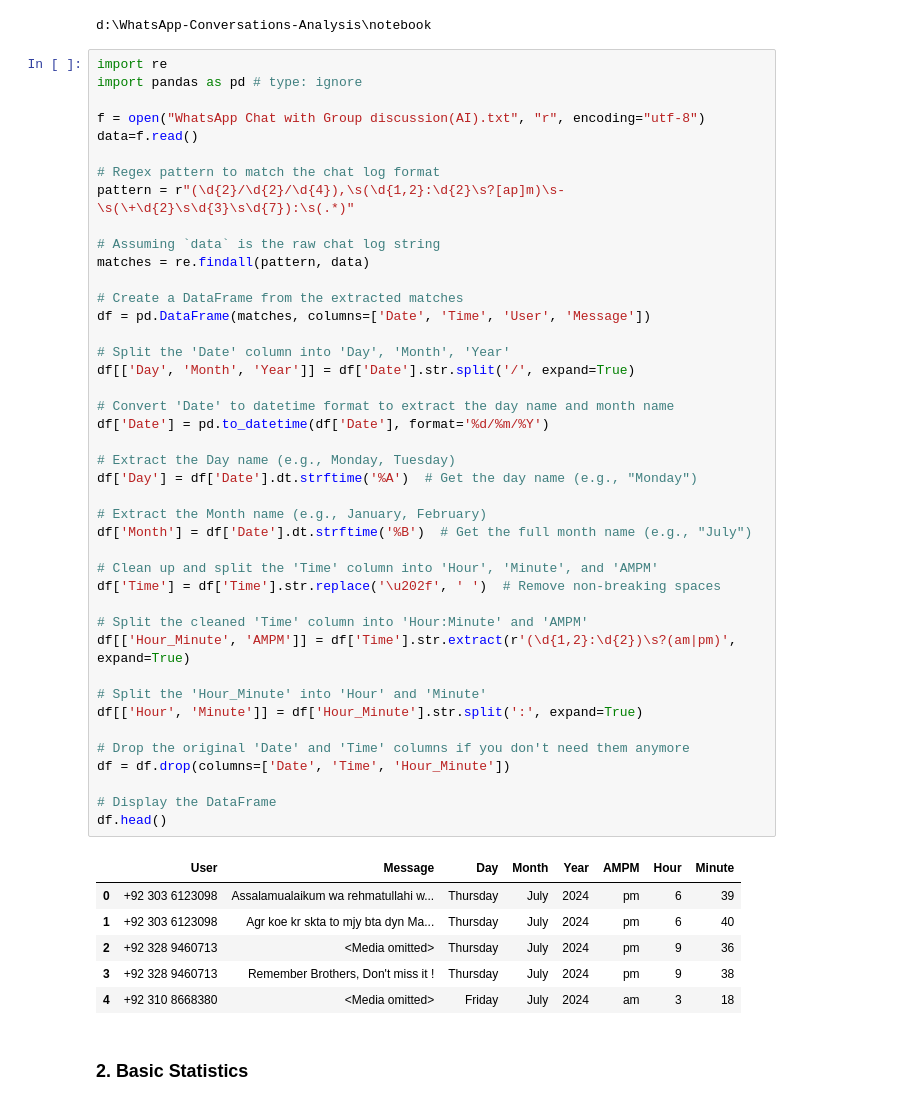
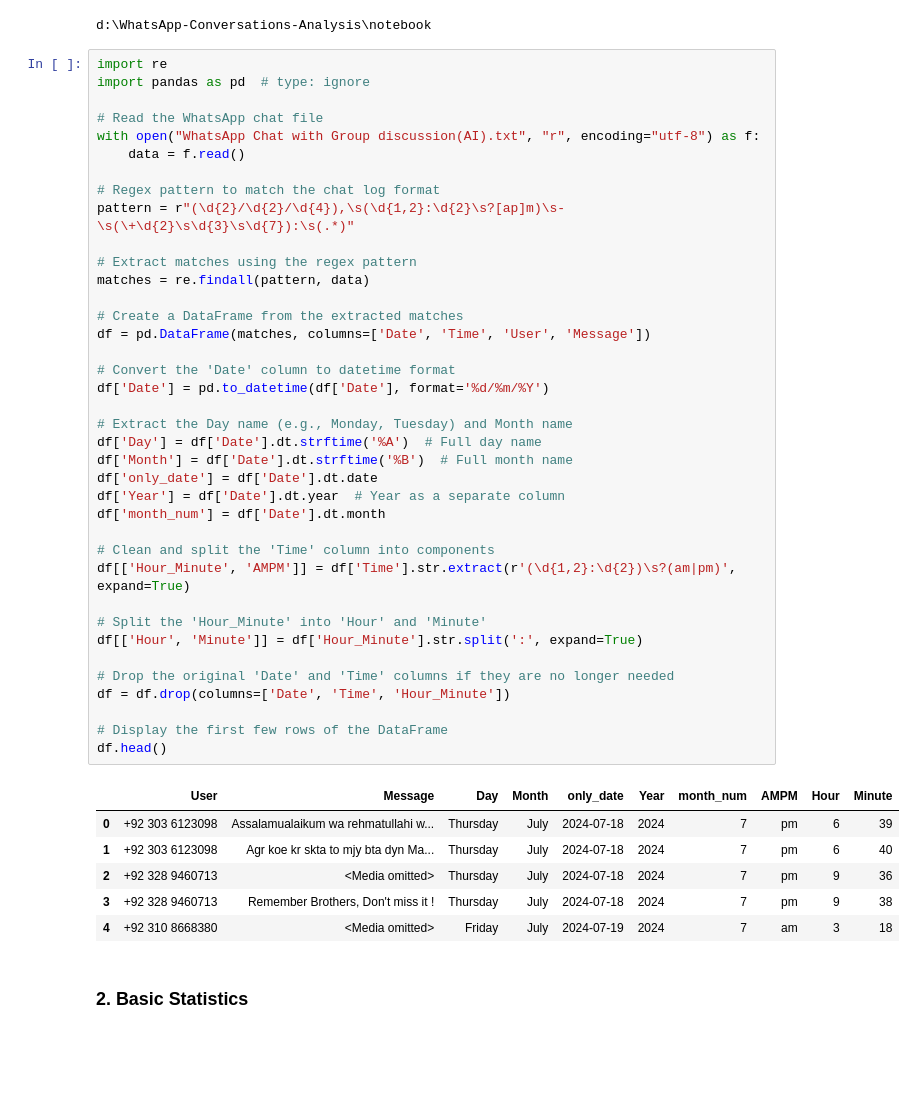
Before and after one commit to SURESHBEEKHANI/WhatsApp-Conversations-Analysis, a Jupyter notebook: notebook/Experiments.ipynb, the cells around one changed output. Drawn from its saved outputs; the diff is of its cells as text; blank space fills up the shorter version.

```diff
--- a/notebook/Experiments.ipynb
+++ b/notebook/Experiments.ipynb
@@ -17,53 +17,49 @@ print(os.getcwd())  # Prints the current working directory
 d:\WhatsApp-Conversations-Analysis\notebook
 # %%
 import re
-import pandas as pd # type: ignore
+import pandas as pd  # type: ignore
 
-f = open("WhatsApp Chat with Group discussion(AI).txt", "r", encoding="utf-8")
-data=f.read()
+# Read the WhatsApp chat file
+with open("WhatsApp Chat with Group discussion(AI).txt", "r", encoding="utf-8") as f:
+    data = f.read()
 
 # Regex pattern to match the chat log format
 pattern = r"(\d{2}/\d{2}/\d{4}),\s(\d{1,2}:\d{2}\s?[ap]m)\s-\s(\+\d{2}\s\d{3}\s\d{7}):\s(.*)"
 
-# Assuming `data` is the raw chat log string
+# Extract matches using the regex pattern
 matches = re.findall(pattern, data)
 
 # Create a DataFrame from the extracted matches
 df = pd.DataFrame(matches, columns=['Date', 'Time', 'User', 'Message'])
 
-# Split the 'Date' column into 'Day', 'Month', 'Year'
-df[['Day', 'Month', 'Year']] = df['Date'].str.split('/', expand=True)
-
-# Convert 'Date' to datetime format to extract the day name and month name
+# Convert the 'Date' column to datetime format
 df['Date'] = pd.to_datetime(df['Date'], format='%d/%m/%Y')
 
-# Extract the Day name (e.g., Monday, Tuesday)
-df['Day'] = df['Date'].dt.strftime('%A')  # Get the day name (e.g., "Monday")
+# Extract the Day name (e.g., Monday, Tuesday) and Month name
+df['Day'] = df['Date'].dt.strftime('%A')  # Full day name
+df['Month'] = df['Date'].dt.strftime('%B')  # Full month name
+df['only_date'] = df['Date'].dt.date
+df['Year'] = df['Date'].dt.year  # Year as a separate column
+df['month_num'] = df['Date'].dt.month
 
-# Extract the Month name (e.g., January, February)
-df['Month'] = df['Date'].dt.strftime('%B')  # Get the full month name (e.g., "July")
-
-# Clean up and split the 'Time' column into 'Hour', 'Minute', and 'AMPM'
-df['Time'] = df['Time'].str.replace('\u202f', ' ')  # Remove non-breaking spaces
-
-# Split the cleaned 'Time' column into 'Hour:Minute' and 'AMPM'
+# Clean and split the 'Time' column into components
 df[['Hour_Minute', 'AMPM']] = df['Time'].str.extract(r'(\d{1,2}:\d{2})\s?(am|pm)', expand=True)
 
 # Split the 'Hour_Minute' into 'Hour' and 'Minute'
 df[['Hour', 'Minute']] = df['Hour_Minute'].str.split(':', expand=True)
 
-# Drop the original 'Date' and 'Time' columns if you don't need them anymore
+# Drop the original 'Date' and 'Time' columns if they are no longer needed
 df = df.drop(columns=['Date', 'Time', 'Hour_Minute'])
 
-# Display the DataFrame
+# Display the first few rows of the DataFrame
 df.head()
 # %% [output]
-|  | User | Message | Day | Month | Year | AMPM | Hour | Minute |
-| 0 | +92 303 6123098 | Assalamualaikum wa rehmatullahi w... | Thursday | July | 2024 | pm | 6 | 39 |
-| 1 | +92 303 6123098 | Agr koe kr skta to mjy bta dyn Ma... | Thursday | July | 2024 | pm | 6 | 40 |
-| 2 | +92 328 9460713 | <Media omitted> | Thursday | July | 2024 | pm | 9 | 36 |
-| 3 | +92 328 9460713 | Remember Brothers, Don't miss it ! | Thursday | July | 2024 | pm | 9 | 38 |
-| 4 | +92 310 8668380 | <Media omitted> | Friday | July | 2024 | am | 3 | 18 |
+|  | User | Message | Day | Month | only_date | Year | month_num | AMPM | Hour | Minute |
+| 0 | +92 303 6123098 | Assalamualaikum wa rehmatullahi w... | Thursday | July | 2024-07-18 | 2024 | 7 | pm | 6 | 39 |
+| 1 | +92 303 6123098 | Agr koe kr skta to mjy bta dyn Ma... | Thursday | July | 2024-07-18 | 2024 | 7 | pm | 6 | 40 |
+| 2 | +92 328 9460713 | <Media omitted> | Thursday | July | 2024-07-18 | 2024 | 7 | pm | 9 | 36 |
+| 3 | +92 328 9460713 | Remember Brothers, Don't miss it ! | Thursday | July | 2024-07-18 | 2024 | 7 | pm | 9 | 38 |
+| 4 | +92 310 8668380 | <Media omitted> | Friday | July | 2024-07-19 | 2024 | 7 | am | 3 | 18 |
 # %% [markdown]
 ### **2. Basic Statistics** ###
 # %%
```
Also changed, not shown: parts of 6 cells of this notebook, 3 other files.
